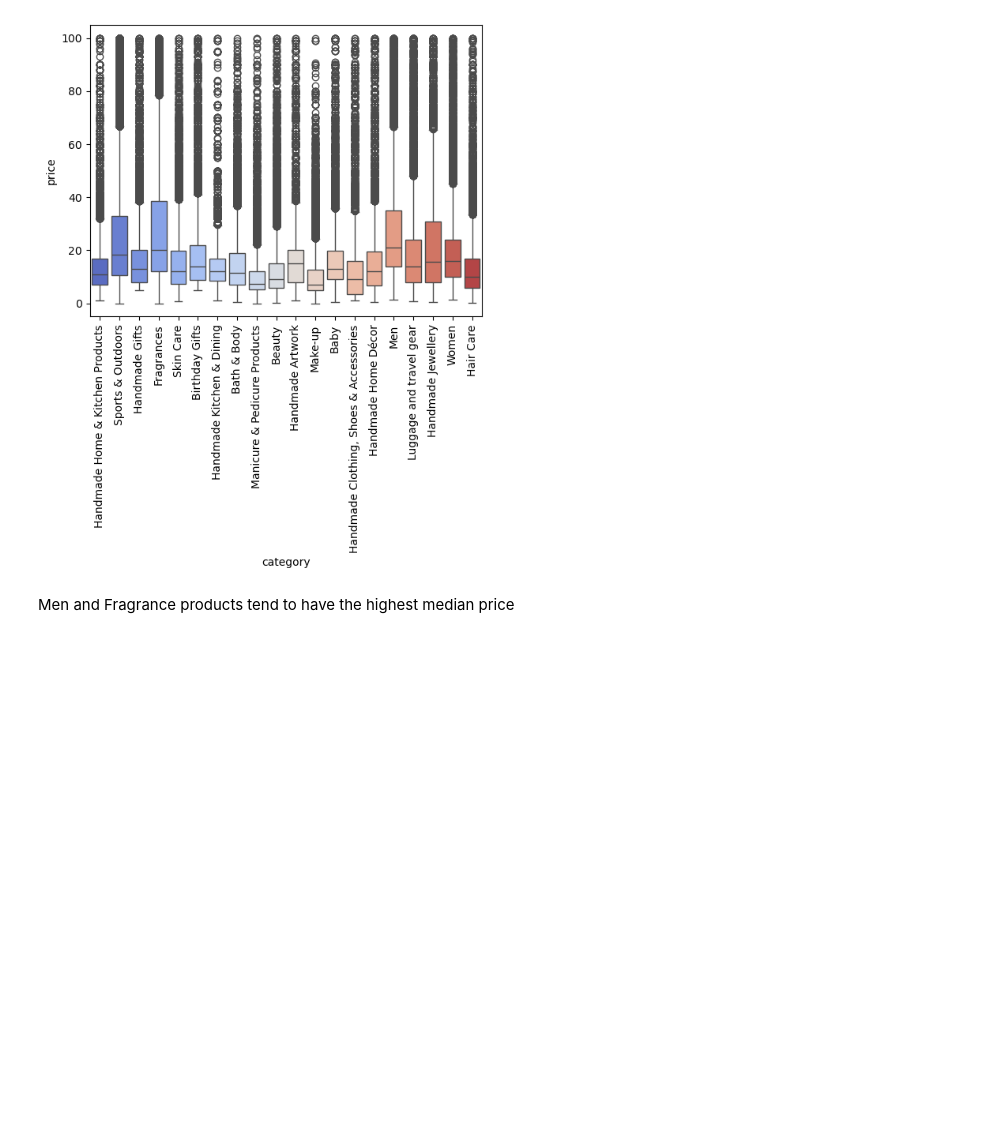
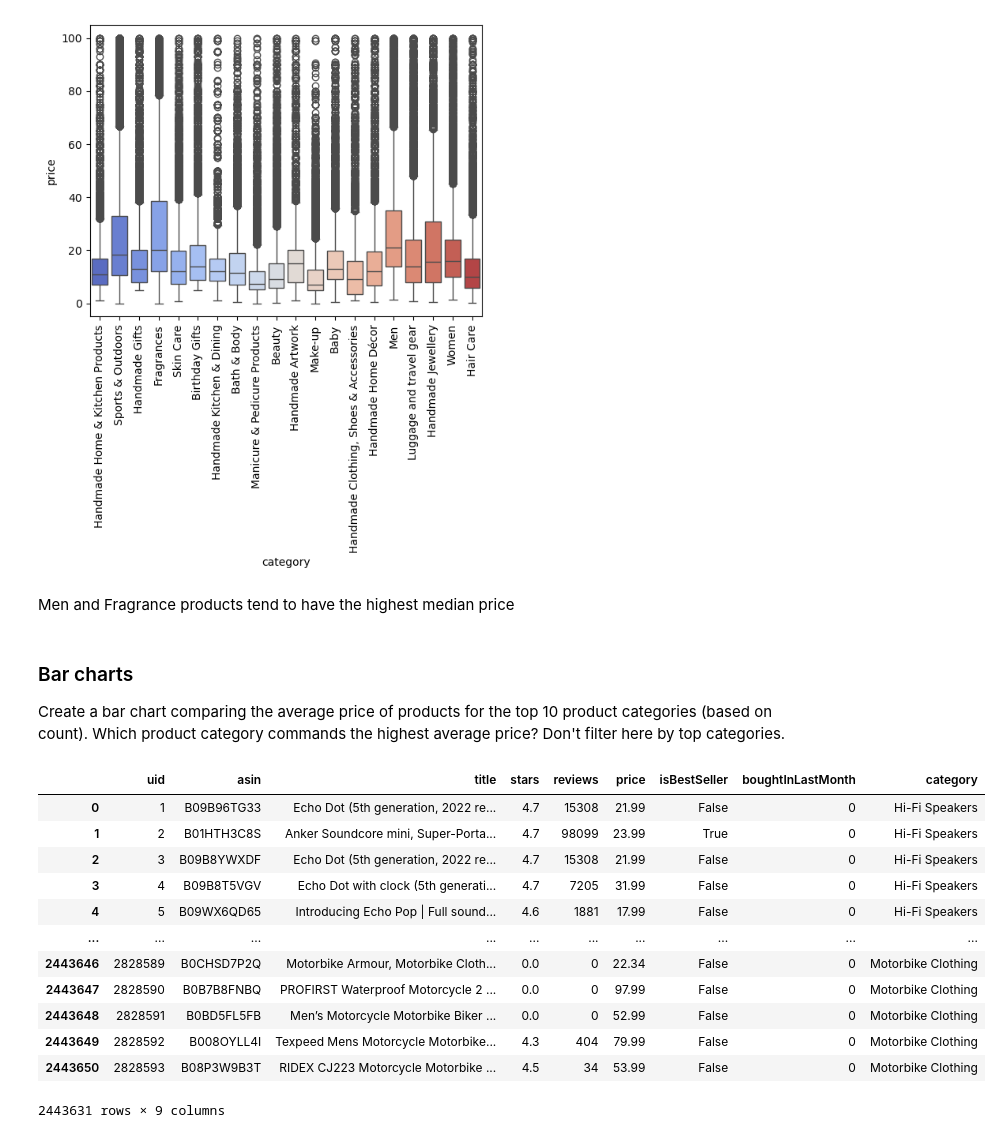
Before and after one commit to Bumbledebee/lab-eda-bivariate, a Jupyter notebook: bimbi_bivariate.ipynb, the cells around one changed output. Saved outputs shown, nothing was run; the diff lists cells and outputs as text; code cells hidden in the pictures; blank space fills up the shorter version.

```diff
--- a/bimbi_bivariate.ipynb
+++ b/bimbi_bivariate.ipynb
@@ -148,3 +148,24 @@ Passing `palette` without assigning `hue` is deprecated and will be removed in v
 [figure]
 # %% [markdown]
 Men and Fragrance products tend to have the highest median price
+# %% [markdown]
+### Bar charts
+
+ Create a bar chart comparing the average price of products for the top 10 product categories (based on count).
+ Which product category commands the highest average price? Don't filter here by top categories.
+# %%
+df.groupby
+# %% [output]
+|  | uid | asin | title | stars | reviews | price | isBestSeller | boughtInLastMonth | category |
+| 0 | 1 | B09B96TG33 | Echo Dot (5th generation, 2022 re... | 4.7 | 15308 | 21.99 | False | 0 | Hi-Fi Speakers |
+| 1 | 2 | B01HTH3C8S | Anker Soundcore mini, Super-Porta... | 4.7 | 98099 | 23.99 | True | 0 | Hi-Fi Speakers |
+| 2 | 3 | B09B8YWXDF | Echo Dot (5th generation, 2022 re... | 4.7 | 15308 | 21.99 | False | 0 | Hi-Fi Speakers |
+| 3 | 4 | B09B8T5VGV | Echo Dot with clock (5th generati... | 4.7 | 7205 | 31.99 | False | 0 | Hi-Fi Speakers |
+| 4 | 5 | B09WX6QD65 | Introducing Echo Pop | Full sound... | 4.6 | 1881 | 17.99 | False | 0 | Hi-Fi Speakers |
+| ... | ... | ... | ... | ... | ... | ... | ... | ... | ... |
+| 2443646 | 2828589 | B0CHSD7P2Q | Motorbike Armour, Motorbike Cloth... | 0.0 | 0 | 22.34 | False | 0 | Motorbike Clothing |
+| 2443647 | 2828590 | B0B7B8FNBQ | PROFIRST Waterproof Motorcycle 2 ... | 0.0 | 0 | 97.99 | False | 0 | Motorbike Clothing |
+| 2443648 | 2828591 | B0BD5FL5FB | Men’s Motorcycle Motorbike Biker ... | 0.0 | 0 | 52.99 | False | 0 | Motorbike Clothing |
+| 2443649 | 2828592 | B008OYLL4I | Texpeed Mens Motorcycle Motorbike... | 4.3 | 404 | 79.99 | False | 0 | Motorbike Clothing |
+| 2443650 | 2828593 | B08P3W9B3T | RIDEX CJ223 Motorcycle Motorbike ... | 4.5 | 34 | 53.99 | False | 0 | Motorbike Clothing |
+2443631 rows × 9 columns
```
